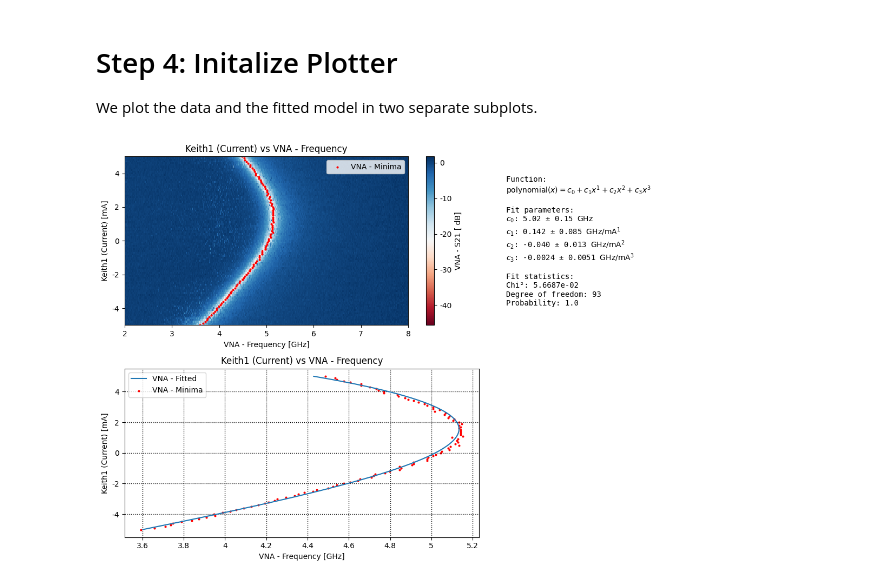
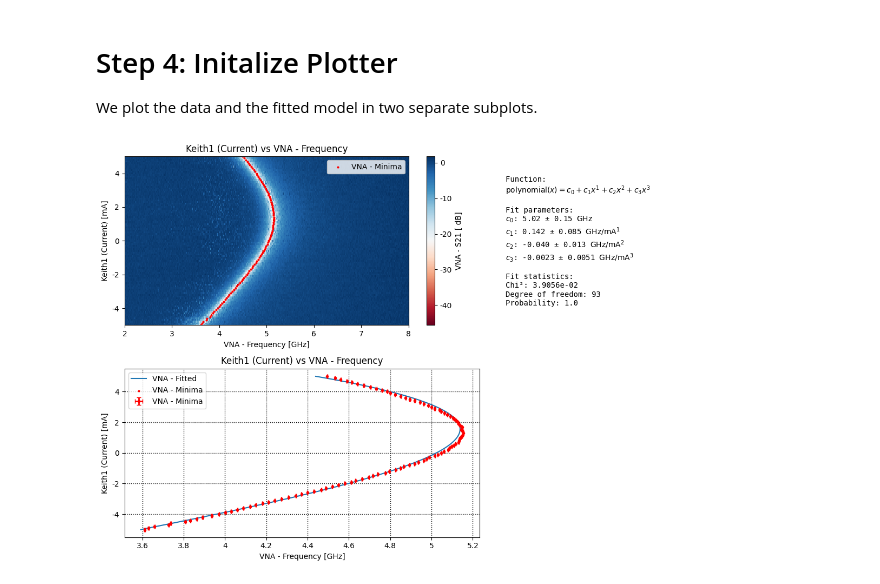
Before and after one commit to cqed-at-qdev/DataAnalyzer, a Jupyter notebook: docs/example_notebooks/example_fitter/example_polynomial.ipynb, the cells around one changed output. Cells and saved outputs as stored; diff of their text form; code cells hidden in the pictures.

```diff
--- a/docs/example_notebooks/example_fitter/example_polynomial.ipynb
+++ b/docs/example_notebooks/example_fitter/example_polynomial.ipynb
@@ -20,6 +20,9 @@ path = os.path.join(z_drive, "Data_Flux_VNA.hdf5")
 
 # Sorten flux name
 flux.name = "Keith1 (Current)"
+
+# Set S21 to abs and dB
+s21 = s21.abs.db
 # %% [output]
 Insepcting Labber File...
 File is containing 2 parameters:
@@ -30,10 +33,16 @@ File is containing 1 results:
 # %% [markdown]
 # Step 3: Initalize Fiiter
 We initialize the Fitter and defines the function for fitting. Then we do the fit.
+# %%
+# Fit the minimum of all individual traces of s21 and find corresponding frequency
+func_min = fitmodels.LorentzianModel(negative_peak=True)
+
+# Loop over all traces and fit minimum
+freq_min_values = [Fitter(x=freq, y=s21_i, func=func_min).get_extrema() for s21_i in s21.value]
+
+# Convert to Valueclass
+freq_min = Valueclass.fromlisttoone(freq_min_values, name=freq.name, unit="Hz")
 # %%
-# Find arg minimum value of s21 and get corresponding frequency
-freq_min = freq[s21.abs.argmin(axis=1)]
-
 # Setting up function
 func = fitmodels.PolynomialModel()
 
@@ -48,19 +57,21 @@ We plot the data and the fitted model in two separate subplots.
 # %%
 # Initialize plotter
 plot = Plotter(subplots=(2, 1))
 
 # Add data (first plot)
-plot.heatmap(freq, flux, s21.abs.db, title="Flux VNA - fitting test")
+plot.heatmap(freq, flux, s21, title="Flux VNA - fitting test")
 plot.scatter(freq_min, flux, label="VNA - Minima", s=15, c="r", marker=".")
 
 # Add data and fit (second plot)
 plot.plot(x=freq_fit, y=flux_fit, label="VNA - Fitted", ax=(1, 0))
 plot.scatter(freq_min, flux, label="VNA - Minima", s=15, c="r", marker=".")
-
 # Add report to plot (metadata)
 plot.add_metadata(report, ax=(0, 0))
 
+# Save plot
+plot.save("example_polynomial.png")
+
 # Show plot
 plot.show()
 # %% [output]
-[figure, old version]
+[figure, new version]
```
Also changed, not shown: parts of 1 cell of this notebook, 2 other files.
